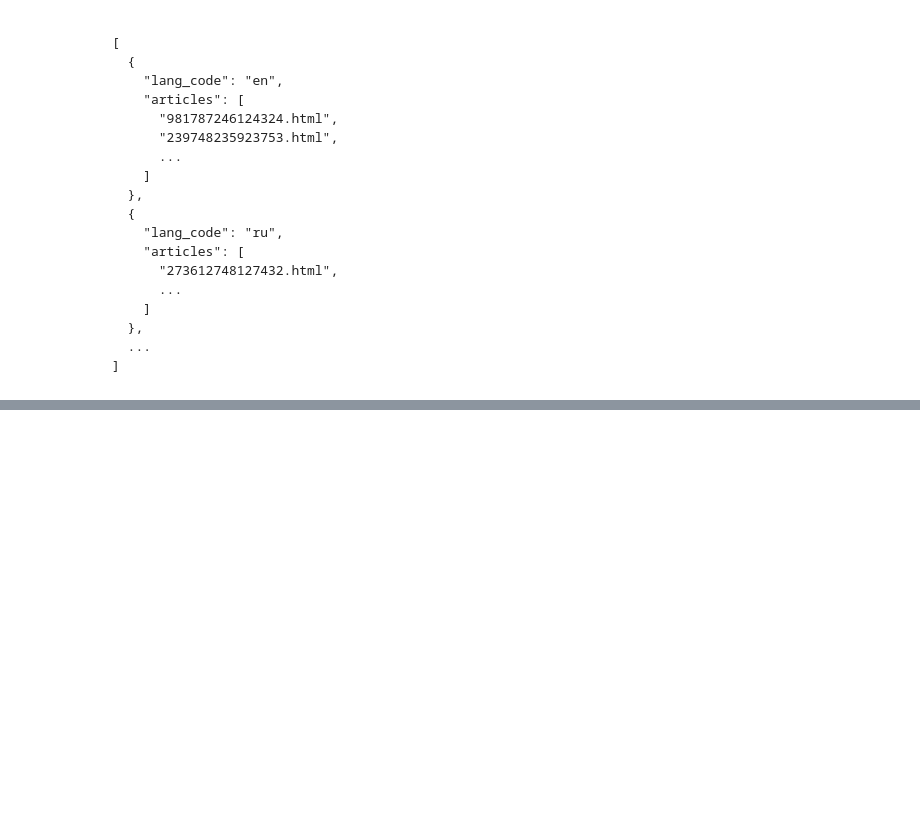
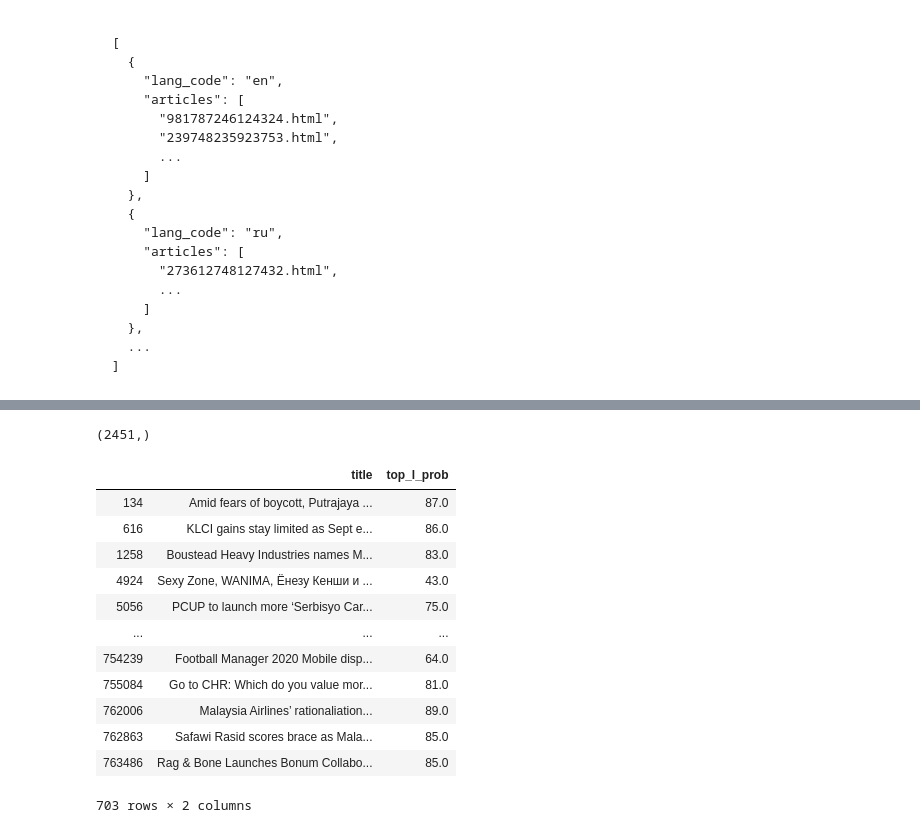
Before and after one commit to sudevschiz/tgnews, a Jupyter notebook: language_classifier.ipynb, the cells around one changed output, grey strips where cells are left out. Drawn from its saved outputs; the diff is of its cells as text; code cells hidden in the pictures; blank space fills up the shorter version.

```diff
--- a/language_classifier.ipynb
+++ b/language_classifier.ipynb
@@ -219,0 +310,3 @@ Total execution time : 25 seconds
+# %%
+df_parsed = pd.DataFrame(results)
+df_parsed['all_text'] = df_parsed['title'] + "\n" + df_parsed['p_text']
@@ -219,0 +315,5 @@ Total execution time : 25 seconds
+# %%
+%%time
+pool = Pool()
+results= pool.map(detect_langage, list(df_parsed['all_text']))
+pool.close()
@@ -219,0 +323,2 @@ Total execution time : 25 seconds
+# %%
+df_probs_a = pd.DataFrame(results)
@@ -219,0 +329,22 @@ Total execution time : 25 seconds
+# %%
+df_result_a = pd.concat([df_parsed,df_probs_a],axis=1)
+# %%
+df_result_a[df_result_a.top_l.isna()]['all_text'].shape
+# %% [output]
+(2451,)
+# %%
+(df_result_a[(df_result_a['top_l']=='en') & (df_result_a['top_l_prob'] < 90)][['title','top_l_prob']])
+# %% [output]
+|  | title | top_l_prob |
+| 134 | Amid fears of boycott, Putrajaya ... | 87.0 |
+| 616 | KLCI gains stay limited as Sept e... | 86.0 |
+| 1258 | Boustead Heavy Industries names M... | 83.0 |
+| 4924 | Sexy Zone, WANIMA, Ёнезу Кенши и ... | 43.0 |
+| 5056 | PCUP to launch more ‘Serbisyo Car... | 75.0 |
+| ... | ... | ... |
+| 754239 | Football Manager 2020 Mobile disp... | 64.0 |
+| 755084 | Go to CHR: Which do you value mor... | 81.0 |
+| 762006 | Malaysia Airlines’ rationaliation... | 89.0 |
+| 762863 | Safawi Rasid scores brace as Mala... | 85.0 |
+| 763486 | Rag & Bone Launches Bonum Collabo... | 85.0 |
+703 rows × 2 columns
```
Also changed, not shown: parts of 26 cells of this notebook, 8 other files.
